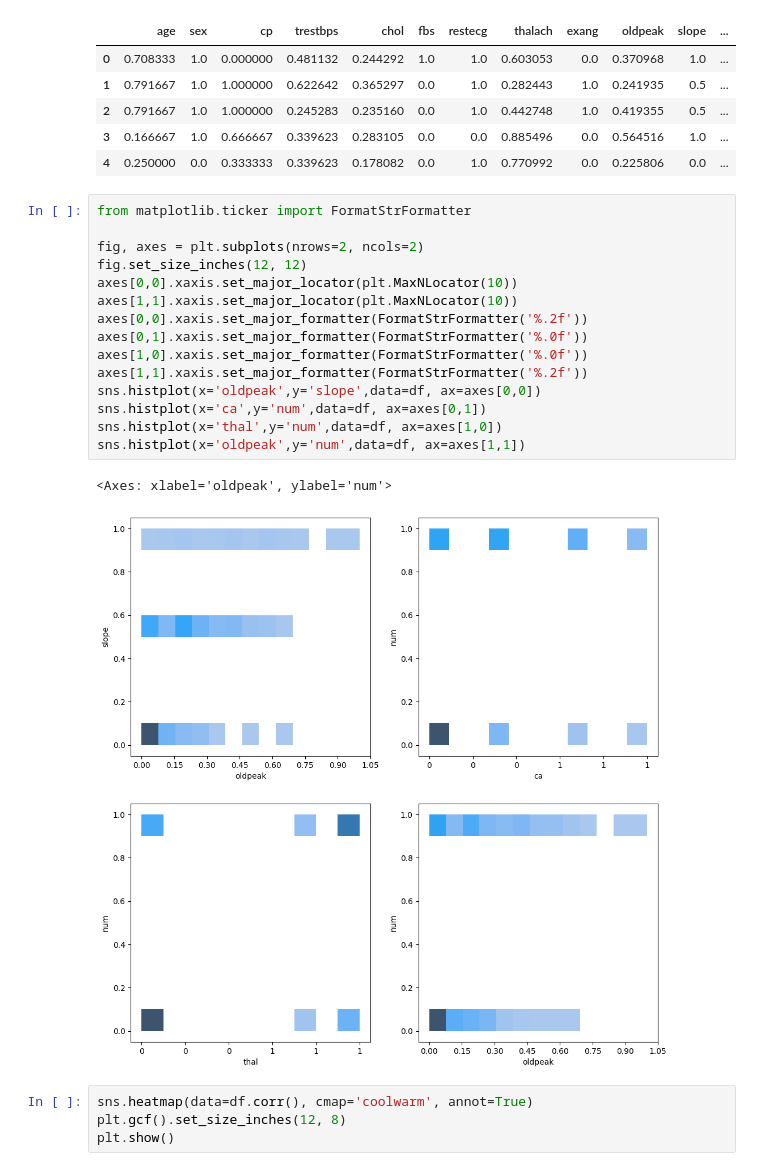
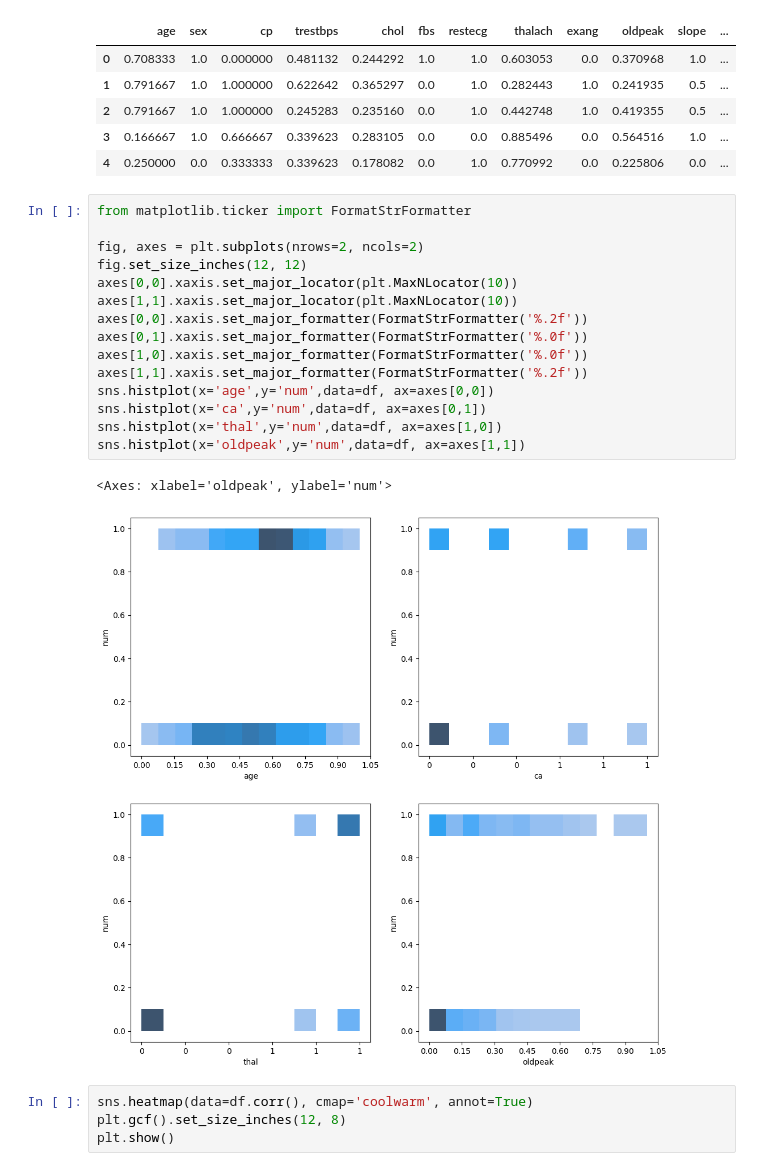
Before and after one commit to abdullahelnoory/Heart-Disease-Diagnosis-Machine-Learning-, a Jupyter notebook: notebooks/01_data_preprocessing.ipynb, the cells around one changed output. Cells and saved outputs as stored; diff of their text form.

```diff
--- a/notebooks/01_data_preprocessing.ipynb
+++ b/notebooks/01_data_preprocessing.ipynb
@@ -76,21 +76,21 @@ df.head()
 # %%
 from matplotlib.ticker import FormatStrFormatter
 
 fig, axes = plt.subplots(nrows=2, ncols=2)
 fig.set_size_inches(12, 12)
 axes[0,0].xaxis.set_major_locator(plt.MaxNLocator(10))
 axes[1,1].xaxis.set_major_locator(plt.MaxNLocator(10))
 axes[0,0].xaxis.set_major_formatter(FormatStrFormatter('%.2f'))
 axes[0,1].xaxis.set_major_formatter(FormatStrFormatter('%.0f'))
 axes[1,0].xaxis.set_major_formatter(FormatStrFormatter('%.0f'))
 axes[1,1].xaxis.set_major_formatter(FormatStrFormatter('%.2f'))
-sns.histplot(x='oldpeak',y='slope',data=df, ax=axes[0,0])
+sns.histplot(x='age',y='num',data=df, ax=axes[0,0])
 sns.histplot(x='ca',y='num',data=df, ax=axes[0,1])
 sns.histplot(x='thal',y='num',data=df, ax=axes[1,0])
 sns.histplot(x='oldpeak',y='num',data=df, ax=axes[1,1])
 # %% [output]
 <Axes: xlabel='oldpeak', ylabel='num'>
-[figure, old version]
+[figure, new version]
 # %%
 sns.heatmap(data=df.corr(), cmap='coolwarm', annot=True)
 plt.gcf().set_size_inches(12, 8)
```
